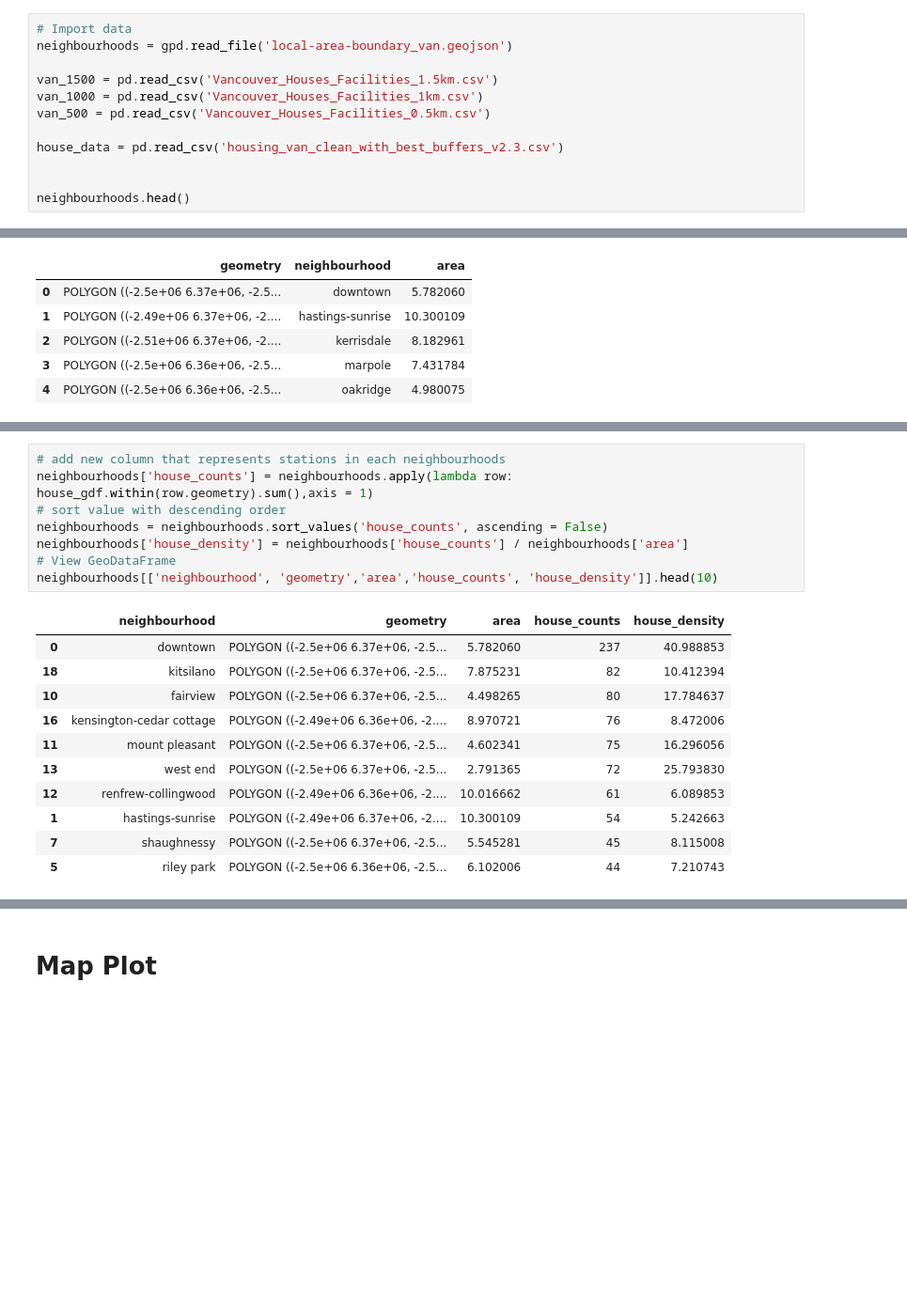
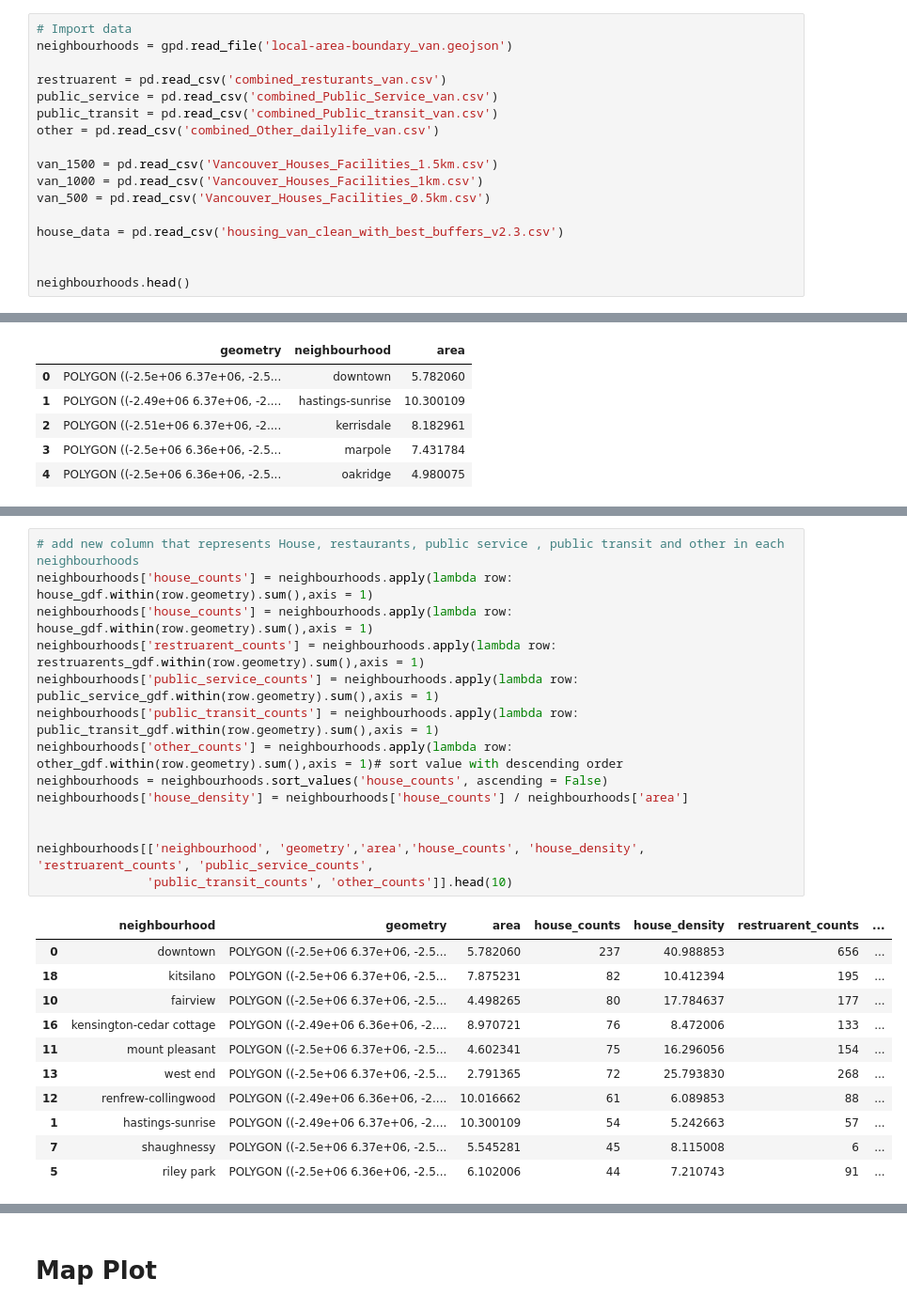
Before and after one commit to Manisha-Gamage/Big-Project---CME538-TechnoSisters, a Jupyter notebook: Codes/EDA/Housing Density Map Van.ipynb, the cells around one changed output, grey strips where cells are left out. Shown at 94% size. Saved outputs shown, nothing was run; the diff lists cells and outputs as text; blank space fills up the shorter version.

```diff
--- a/Codes/EDA/Housing Density Map Van.ipynb
+++ b/Codes/EDA/Housing Density Map Van.ipynb
@@ -36,6 +67,11 @@ Note: you may need to restart the kernel to use updated packages.
 # %%
 # Import data
 neighbourhoods = gpd.read_file('local-area-boundary_van.geojson')
+
+restruarent = pd.read_csv('combined_resturants_van.csv')
+public_service = pd.read_csv('combined_Public_Service_van.csv')
+public_transit = pd.read_csv('combined_Public_transit_van.csv')
+other = pd.read_csv('combined_Other_dailylife_van.csv')
 
 van_1500 = pd.read_csv('Vancouver_Houses_Facilities_1.5km.csv')
 van_1000 = pd.read_csv('Vancouver_Houses_Facilities_1km.csv')
@@ -113,24 +190,30 @@ house_data.head()
 | 4 | arbutus ridge | 184 | 2638 w 22nd ave | 49.252494 | -123.164150 | point (-123.16415 49.252494) | 5780000 | 4 | ... |
 5 rows × 43 columns
 # %%
-# add new column that represents stations in each neighbourhoods
+# add new column that represents House, restaurants, public service , public transit and other in each neighbourhoods
 neighbourhoods['house_counts'] = neighbourhoods.apply(lambda row: house_gdf.within(row.geometry).sum(),axis = 1)
-# sort value with descending order
+neighbourhoods['house_counts'] = neighbourhoods.apply(lambda row: house_gdf.within(row.geometry).sum(),axis = 1)
+neighbourhoods['restruarent_counts'] = neighbourhoods.apply(lambda row: restruarents_gdf.within(row.geometry).sum(),axis = 1)
+neighbourhoods['public_service_counts'] = neighbourhoods.apply(lambda row: public_service_gdf.within(row.geometry).sum(),axis = 1)
+neighbourhoods['public_transit_counts'] = neighbourhoods.apply(lambda row: public_transit_gdf.within(row.geometry).sum(),axis = 1)
+neighbourhoods['other_counts'] = neighbourhoods.apply(lambda row: other_gdf.within(row.geometry).sum(),axis = 1)# sort value with descending order
 neighbourhoods = neighbourhoods.sort_values('house_counts', ascending = False)
 neighbourhoods['house_density'] = neighbourhoods['house_counts'] / neighbourhoods['area']
-# View GeoDataFrame
-neighbourhoods[['neighbourhood', 'geometry','area','house_counts', 'house_density']].head(10)
+
+
+neighbourhoods[['neighbourhood', 'geometry','area','house_counts', 'house_density', 'restruarent_counts', 'public_service_counts',
+               'public_transit_counts', 'other_counts']].head(10)
 # %% [output]
-|  | neighbourhood | geometry | area | house_counts | house_density |
-| 0 | downtown | POLYGON ((-2.5e+06 6.37e+06, -2.5... | 5.782060 | 237 | 40.988853 |
-| 18 | kitsilano | POLYGON ((-2.5e+06 6.37e+06, -2.5... | 7.875231 | 82 | 10.412394 |
-| 10 | fairview | POLYGON ((-2.5e+06 6.37e+06, -2.5... | 4.498265 | 80 | 17.784637 |
-| 16 | kensington-cedar cottage | POLYGON ((-2.49e+06 6.36e+06, -2.... | 8.970721 | 76 | 8.472006 |
-| 11 | mount pleasant | POLYGON ((-2.5e+06 6.37e+06, -2.5... | 4.602341 | 75 | 16.296056 |
-| 13 | west end | POLYGON ((-2.5e+06 6.37e+06, -2.5... | 2.791365 | 72 | 25.793830 |
-| 12 | renfrew-collingwood | POLYGON ((-2.49e+06 6.36e+06, -2.... | 10.016662 | 61 | 6.089853 |
-| 1 | hastings-sunrise | POLYGON ((-2.49e+06 6.37e+06, -2.... | 10.300109 | 54 | 5.242663 |
-| 7 | shaughnessy | POLYGON ((-2.5e+06 6.37e+06, -2.5... | 5.545281 | 45 | 8.115008 |
-| 5 | riley park | POLYGON ((-2.5e+06 6.36e+06, -2.5... | 6.102006 | 44 | 7.210743 |
+|  | neighbourhood | geometry | area | house_counts | house_density | restruarent_counts | ... |
+| 0 | downtown | POLYGON ((-2.5e+06 6.37e+06, -2.5... | 5.782060 | 237 | 40.988853 | 656 | ... |
+| 18 | kitsilano | POLYGON ((-2.5e+06 6.37e+06, -2.5... | 7.875231 | 82 | 10.412394 | 195 | ... |
+| 10 | fairview | POLYGON ((-2.5e+06 6.37e+06, -2.5... | 4.498265 | 80 | 17.784637 | 177 | ... |
+| 16 | kensington-cedar cottage | POLYGON ((-2.49e+06 6.36e+06, -2.... | 8.970721 | 76 | 8.472006 | 133 | ... |
+| 11 | mount pleasant | POLYGON ((-2.5e+06 6.37e+06, -2.5... | 4.602341 | 75 | 16.296056 | 154 | ... |
+| 13 | west end | POLYGON ((-2.5e+06 6.37e+06, -2.5... | 2.791365 | 72 | 25.793830 | 268 | ... |
+| 12 | renfrew-collingwood | POLYGON ((-2.49e+06 6.36e+06, -2.... | 10.016662 | 61 | 6.089853 | 88 | ... |
+| 1 | hastings-sunrise | POLYGON ((-2.49e+06 6.37e+06, -2.... | 10.300109 | 54 | 5.242663 | 57 | ... |
+| 7 | shaughnessy | POLYGON ((-2.5e+06 6.37e+06, -2.5... | 5.545281 | 45 | 8.115008 | 6 | ... |
+| 5 | riley park | POLYGON ((-2.5e+06 6.36e+06, -2.5... | 6.102006 | 44 | 7.210743 | 91 | ... |
 # %%
 # Use spatial join to match each property with its neighbourhood
```
Also changed, not shown: parts of 5 cells of this notebook, 19 other files.
